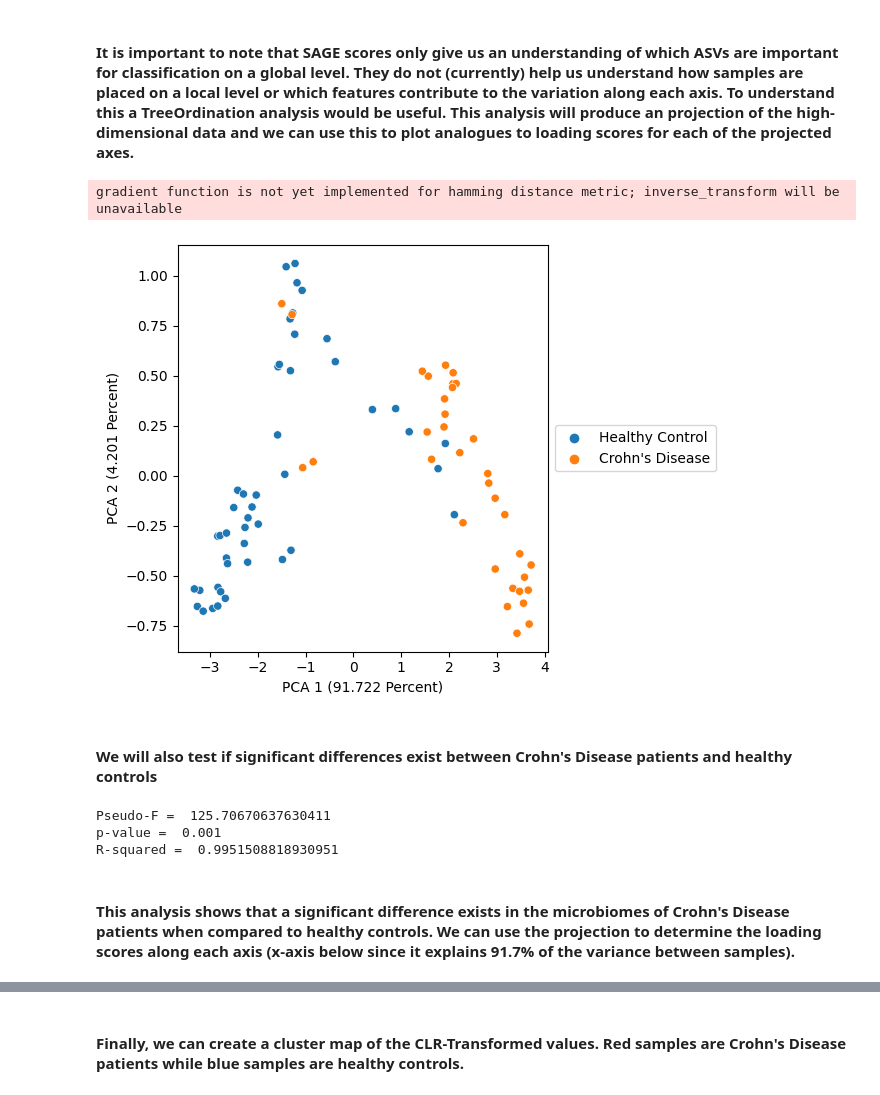
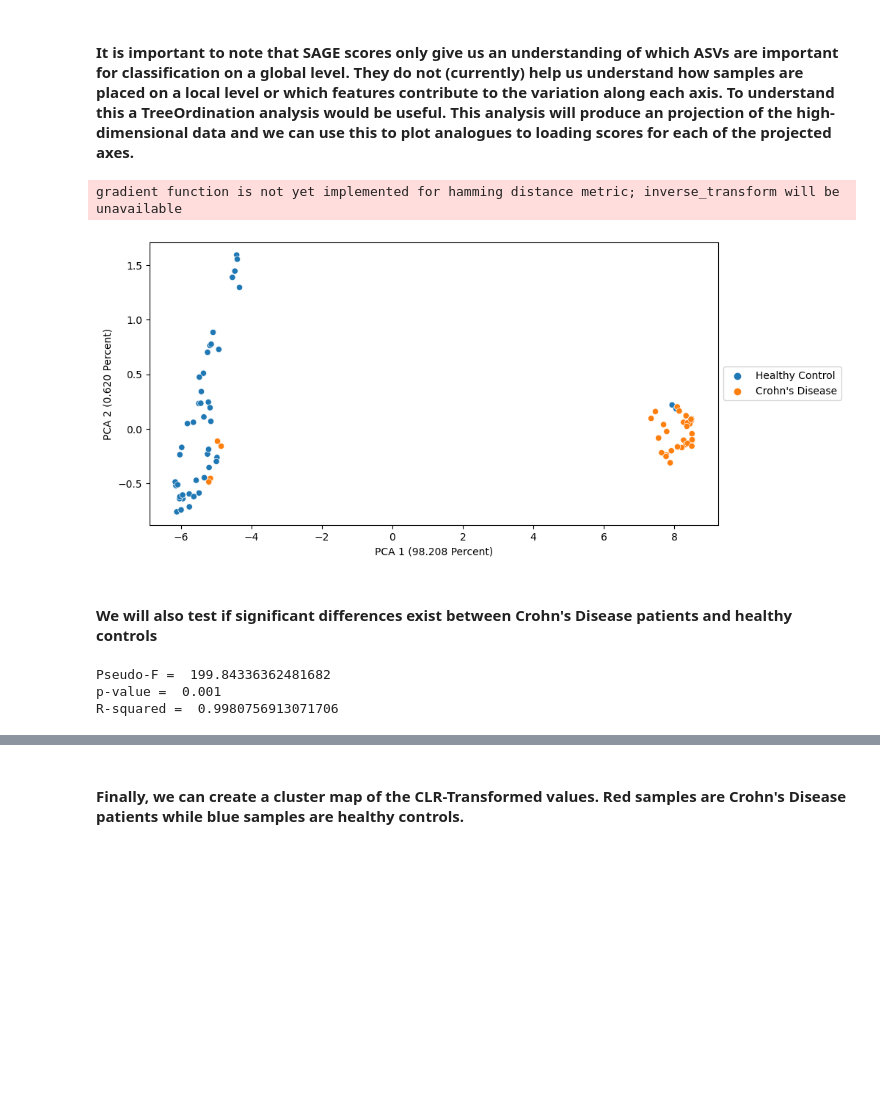
Before and after one commit to jrudar/Triglav, a Jupyter notebook: notebooks/Diseased-Gut-Analysis/16S_end_to_end.ipynb, the cells around one changed output, grey strips where cells are left out. Saved outputs shown, nothing was run; the diff lists cells and outputs as text; code cells hidden in the pictures; blank space fills up the shorter version.

```diff
--- a/notebooks/Diseased-Gut-Analysis/16S_end_to_end.ipynb
+++ b/notebooks/Diseased-Gut-Analysis/16S_end_to_end.ipynb
@@ -273,7 +273,7 @@ Reduced Features:  938
         X_test = X_removed[test]
         y_test = y[test]
 
-        tg_model = Triglav(n_jobs = 10,
+        tg_model = Triglav(n_jobs = 15,
                            estimator = ExtraTreesClassifier(512, max_depth = 7, bootstrap = True),
                            verbose = 3,
                            n_iter_fwer = 5, # A lower value will result in a more conservative selection of clusters
@@ -402,36 +402,32 @@ The BAcc Score is:  0.75
 # %% [markdown]
 #### It is important to note that SAGE scores only give us an understanding of which ASVs are important for classification on a global level. They do not (currently) help us understand how samples are placed on a local level or which features contribute to the variation along each axis. To understand this a TreeOrdination analysis would be useful. This analysis will produce an projection of the high-dimensional data and we can use this to plot analogues to loading scores for each of the projected axes.
 # %%
-    from TreeOrdination import TreeOrdination
+    from TreeOrdination import TreeOrdination, CLRClosureTransformer
 
     tree_ord_model = TreeOrdination(metric="hamming",
                                     feature_names=reduced_features[best_features],
                                     unsup_n_estim=160,
                                     n_iter_unsup=5,
-                                    n_jobs=10,
+                                    n_jobs=5,
                                     max_samples_tree=100,
-                                    clr_trf = True).fit(X_removed[:, best_features], y)
+                                    transformer = CLRClosureTransformer(do_clr = True)).fit(X_removed[:, best_features], y)
 
     # Plot data
-    projection = tree_ord_model.emb_transform(X_removed[:, best_features])
-    sns.scatterplot(x=projection[:, 0], y=projection[:, 1], hue=y)
+    tree_ord_model.plot_projection(X_removed[:, best_features], y)
 
-    pc1 = tree_ord_model.R_PCA.explained_variance_ratio_[0] * 100
-    pc2 = tree_ord_model.R_PCA.explained_variance_ratio_[1] * 100
-    plt.xlabel("PCA 1 (%.3f Percent)" % pc1)
-    plt.ylabel("PCA 2 (%.3f Percent)" % pc2)
-    plt.legend(loc="center left", bbox_to_anchor=(1, 0.5))
-    plt.tight_layout()
     plt.show()
     plt.close()
 # %% [output]
 gradient function is not yet implemented for hamming distance metric; inverse_transform will be unavailable
-[figure, old version]
+[figure, new version]
 # %% [markdown]
 #### We will also test if significant differences exist between Crohn's Disease patients and healthy controls
 # %%
     from skbio.stats.distance import permanova, DistanceMatrix
     from sklearn.metrics import pairwise_distances
+
+    #Get the projection
+    projection = tree_ord_model.approx_emb(X_removed[:, best_features])
 
     # Calculate distance matrix
     D_ij = pairwise_distances(projection, metric = "euclidean").astype(np.float32)
@@ -454,8 +450,6 @@ gradient function is not yet implemented for hamming distance metric; inverse_tr
     print("p-value = ", pval)
     print("R-squared = ", R2)
 # %% [output]
-Pseudo-F =  125.70670637630411
+Pseudo-F =  199.84336362481682
 p-value =  0.001
-R-squared =  0.9951508818930951
+R-squared =  0.9980756913071706
-# %% [markdown]
-#### This analysis shows that a significant difference exists in the microbiomes of Crohn's Disease patients when compared to healthy controls. We can use the projection to determine the loading scores along each axis (x-axis below since it explains 91.7% of the variance between samples).
```
Also changed, not shown: parts of 11 cells of this notebook.
